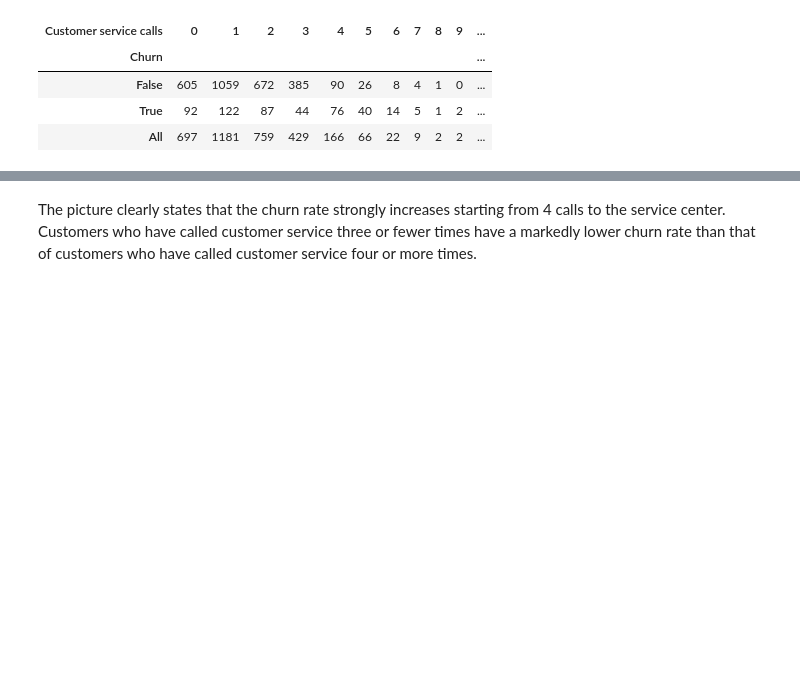
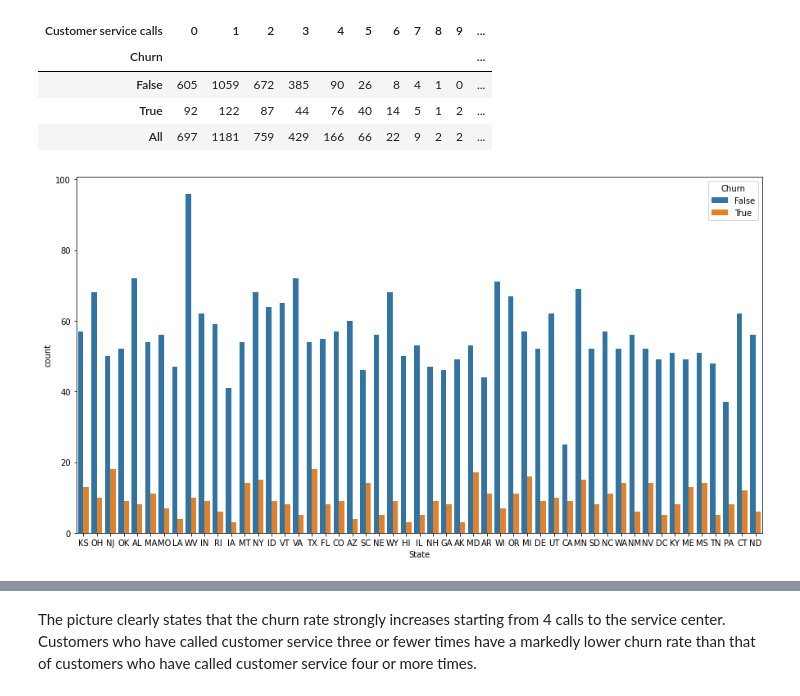
Before and after one commit to Aakash0505/CAPSTONE_1, a Jupyter notebook: Telecom_Churn_Analysis_Capstone_Project_AAKASH_AGRAWAL.ipynb, the cells around one changed output, grey strips where cells are left out. Saved outputs shown, nothing was run; the diff lists cells and outputs as text; code cells hidden in the pictures; blank space fills up the shorter version.

```diff
--- a/Telecom_Churn_Analysis_Capstone_Project_AAKASH_AGRAWAL.ipynb
+++ b/Telecom_Churn_Analysis_Capstone_Project_AAKASH_AGRAWAL.ipynb
@@ -351,3 +354,9 @@ pd.crosstab(data['Churn'], data["Customer service calls"], margins=True)
 | False | 605 | 1059 | 672 | 385 | 90 | 26 | 8 | 4 | 1 | 0 | ... |
 | True | 92 | 122 | 87 | 44 | 76 | 40 | 14 | 5 | 1 | 2 | ... |
 | All | 697 | 1181 | 759 | 429 | 166 | 66 | 22 | 9 | 2 | 2 | ... |
+# %%
+# Histogram of State grouped by churn
+plt.rcParams['figure.figsize'] = (15,8)
+sns.countplot(x="State", hue='Churn', data=data);
+# %% [output]
+[figure, added]
```
Also changed, not shown: parts of 13 cells of this notebook.
